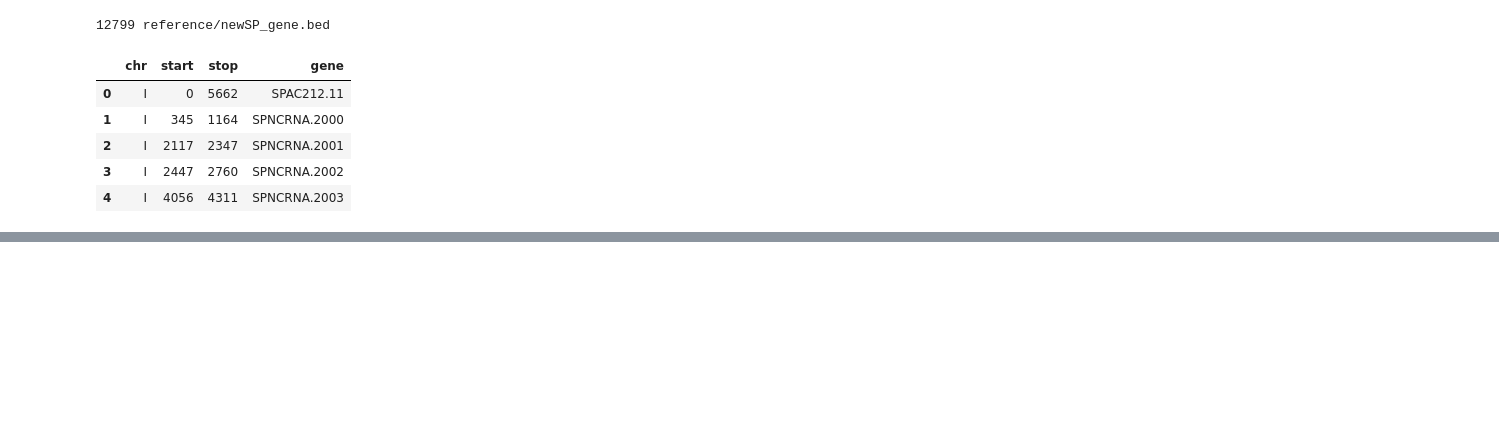
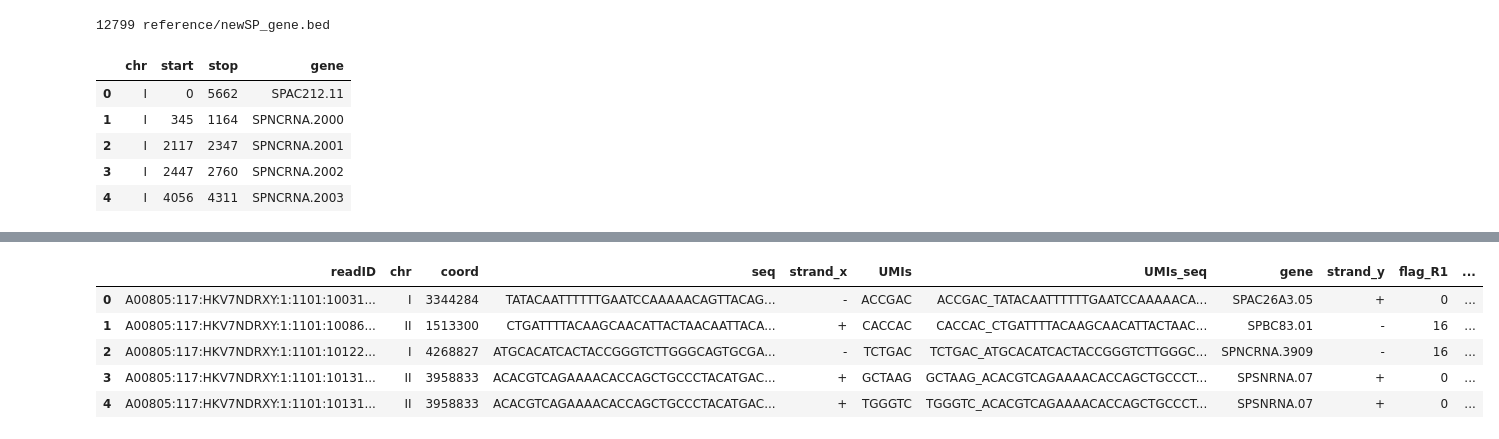
Before and after one commit to lidkalee/Tailseq_multiplesamples_pipeline, a Jupyter notebook: Skrypt_all_samples_LLZ_20220718.ipynb, the cells around one changed output, grey strips where cells are left out. Cells and saved outputs as stored; diff of their text form; code cells hidden in the pictures; blank space fills up the shorter version.

```diff
--- a/Skrypt_all_samples_LLZ_20220718.ipynb
+++ b/Skrypt_all_samples_LLZ_20220718.ipynb
@@ -727,19 +727,24 @@ reference_newSP.head()
 # %%
 # preparation of data
 names = [#'deltacid1_clone1_S77_',  'deltacid1_clone2_S78_',  'deltacid1deltadis32_clone1_S85_',
-         #'deltacid1deltadis32_clone2_S86_',
-         'deltacid1deltadis32deltalsm1_clone1_S97_',
-         'deltacid1deltadis32deltalsm1_clone2_S98_',  'deltacid1deltadis32deltaski2_clone1_S99_',
-         'deltacid1deltadis32deltaski2_clone2_S100_',  'deltacid1deltalsm1_clone1_S87_',
-         'deltacid1deltalsm1_clone2_S88_',  'deltacid1deltalsm1deltaski2_clone1_S101_',
-         'deltacid1deltalsm1deltaski2_clone2_S102_',  'deltacid1deltaski2_clone1_S89_',
-         'deltacid1deltaski2_clone2_S90_',  'deltadis32_clone1_S79_',  'deltadis32_clone2_S80_',
-         'deltadis32deltalsm1_clone1_S91_',  'deltadis32deltalsm1_clone2_S92_',
-         'deltadis32deltalsm1deltaski2_clone1_S103_',  'deltadis32deltalsm1deltaski2_clone2_S104_',
+         #'deltacid1deltadis32_clone2_S86_', 'deltacid1deltadis32deltalsm1_clone1_S97_',
+         #'deltacid1deltadis32deltalsm1_clone2_S98_',
+   # 'deltacid1deltadis32deltaski2_clone1_S99_',
+      #   'deltacid1deltadis32deltaski2_clone2_S100_',  'deltacid1deltalsm1_clone1_S87_',
+        # 'deltacid1deltalsm1_clone2_S88_',  'deltacid1deltalsm1deltaski2_clone1_S101_',
+        # 'deltacid1deltalsm1deltaski2_clone2_S102_',  'deltacid1deltaski2_clone1_S89_',
+        # 'deltacid1deltaski2_clone2_S90_',  'deltadis32_clone1_S79_',  'deltadis32_clone2_S80_',
+       #  'deltadis32deltalsm1_clone1_S91_',
+
+       #  'deltadis32deltalsm1_clone2_S92_',
+       #  'deltadis32deltalsm1deltaski2_clone1_S103_',
+     ######### $$$$$$$$$$ 'deltadis32deltalsm1deltaski2_clone2_S104_',
+
          'deltadis32deltaski2_clone1_S93_',  'deltadis32deltaski2_clone2_S94_',  'deltalsm1_clone1_S81_',
          'deltalsm1_clone2_S82_',  'deltalsm1deltaski2_clone1_S95_',  'deltalsm1deltaski2_clone2_S96_',
          'deltaski2_clone1_S83_',  'deltaski2_clone2_S84_',  'Wild_type_clone1_TS_S75_',
-         'Wild_type_clone2_TS_S76_']
+         'Wild_type_clone2_TS_S76_'
+]
 
 
 
@@ -830,4 +873,13 @@ reference_newSP.head()
 #R2_R1_merge_sam2 = pd.merge(R2_R1_merge_sam, r2_bed, on = ['readID'])
 #R2_R1_merge_sam2 = R2_R1_merge_sam.drop_duplicates()
 #R2_R1_merge_sam2.head()
+# %%
+R2_R1_merge_sam2.head()
+# %% [output]
+|  | readID | chr | coord | seq | strand_x | UMIs | UMIs_seq | gene | strand_y | flag_R1 | ... |
+| 0 | A00805:117:HKV7NDRXY:1:1101:10031... | I | 3344284 | TATACAATTTTTTGAATCCAAAAACAGTTACAG... | - | ACCGAC | ACCGAC_TATACAATTTTTTGAATCCAAAAACA... | SPAC26A3.05 | + | 0 | ... |
+| 1 | A00805:117:HKV7NDRXY:1:1101:10086... | II | 1513300 | CTGATTTTACAAGCAACATTACTAACAATTACA... | + | CACCAC | CACCAC_CTGATTTTACAAGCAACATTACTAAC... | SPBC83.01 | - | 16 | ... |
+| 2 | A00805:117:HKV7NDRXY:1:1101:10122... | I | 4268827 | ATGCACATCACTACCGGGTCTTGGGCAGTGCGA... | - | TCTGAC | TCTGAC_ATGCACATCACTACCGGGTCTTGGGC... | SPNCRNA.3909 | - | 16 | ... |
+| 3 | A00805:117:HKV7NDRXY:1:1101:10131... | II | 3958833 | ACACGTCAGAAAACACCAGCTGCCCTACATGAC... | + | GCTAAG | GCTAAG_ACACGTCAGAAAACACCAGCTGCCCT... | SPSNRNA.07 | + | 0 | ... |
+| 4 | A00805:117:HKV7NDRXY:1:1101:10131... | II | 3958833 | ACACGTCAGAAAACACCAGCTGCCCTACATGAC... | + | TGGGTC | TGGGTC_ACACGTCAGAAAACACCAGCTGCCCT... | SPSNRNA.07 | + | 0 | ... |
 # %%
```
Also changed, not shown: parts of 13 cells of this notebook, 3 other files.
